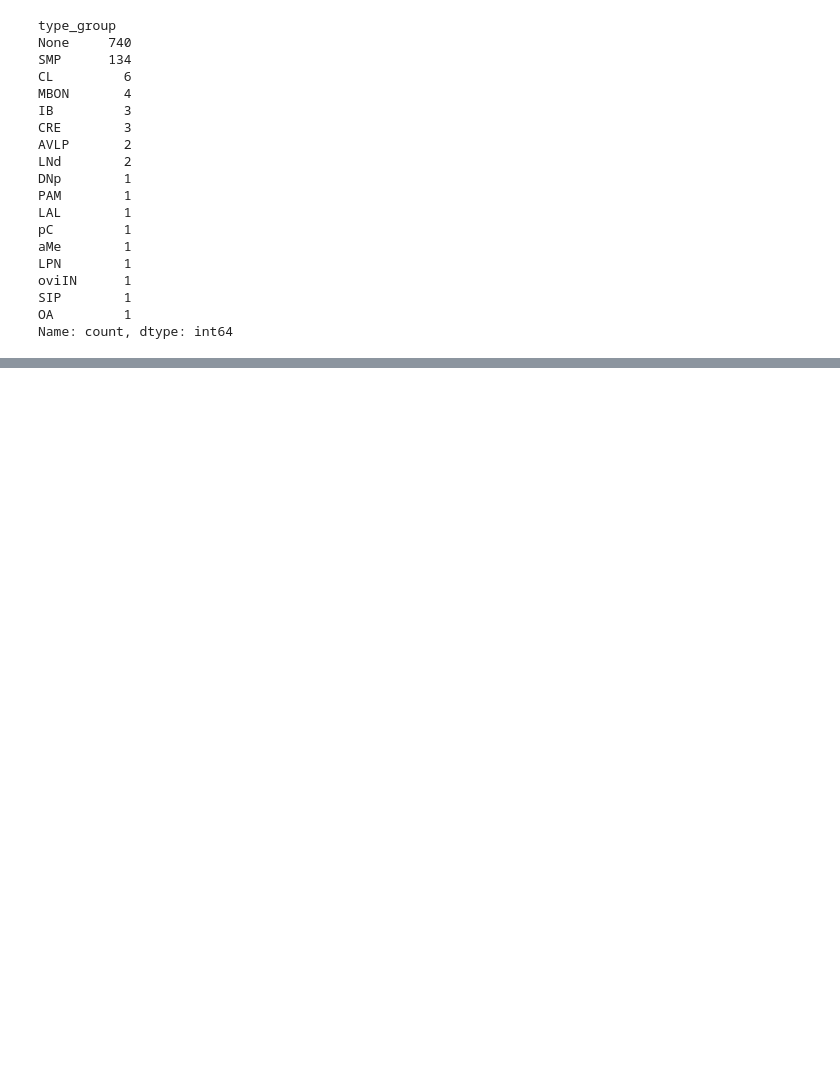
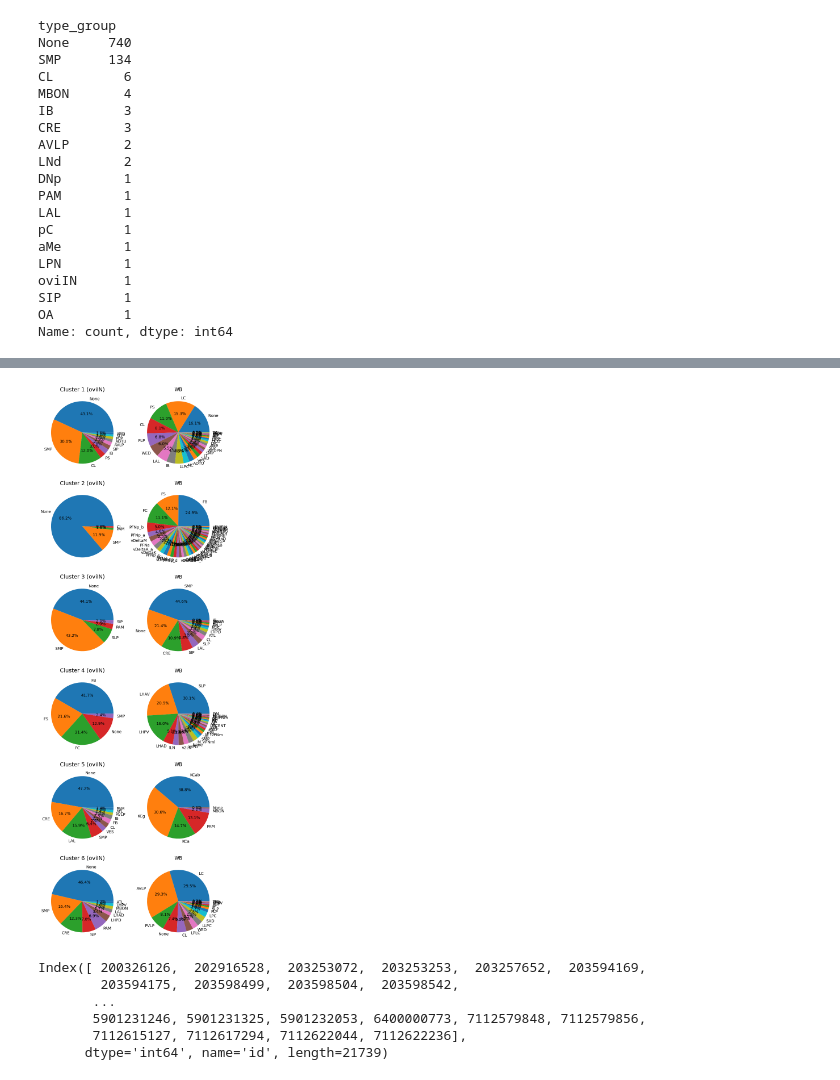
Before and after one commit to RhessaWL/flybrain-clustering, a Jupyter notebook: piechart_ovi.ipynb, the cells around one changed output, grey strips where cells are left out. Saved outputs shown, nothing was run; the diff lists cells and outputs as text; code cells hidden in the pictures; blank space fills up the shorter version.

```diff
--- a/piechart_ovi.ipynb
+++ b/piechart_ovi.ipynb
@@ -145,0 +148,13 @@ for i in cluster_list:
+# %%
+# Import files
+hemibrain_version = "v1.2"
+direct = "hemibrain/preprocessed-" + hemibrain_version
+filename = "preprocessed_nodes.csv"
+
+log_msg("Loading node dataframe")
+wb = pd.read_csv(os.path.join(direct, filename),index_col=0)
+log_msg("Adding 'type group'")
+wb['celltype'].fillna('None', inplace=True)
+wb["type_group"] = wb["celltype"].apply(simplify_type)
+log_msg("Done!")
+wb.head()
@@ -145,0 +173,35 @@ for i in cluster_list:
+# %%
+# Plots each cluster in a pie chart
+cluster_list = [1,2,3,4,5,6] # create cluster list
+mod_list = [full, wb]
+mod_list_string = ['Full', 'WB']
+
+def filter_data(cluster):
+    data = cluster['type_group'].value_counts()
+    #data = data[data.index != 'None']
+    data = data[data > 10]
+    return data
+def create_sideplot():
+    fig, ax = plt.subplots(6, 2, figsize=(8, 25))
+    for idx, k in enumerate(cluster_list):
+        for i, aspect in enumerate(mod_list):
+            cluster = aspect[aspect['0.0'] == k] # create cluster dataframe
+            # Filter data so that None is excluded and there is a cutoff of 3
+            data = filter_data(cluster)
+            # plot pie chart by value counts without none
+            ax[idx, i].pie(data, labels = data.index, autopct='%1.1f%%', radius=1)
+            ax[idx, i].set_title(mod_list_string[i])
+        ax[idx, 0].set_title(f'Cluster {k} ' + '(oviIN)', fontsize=14)
+
+create_sideplot()
+# %% [output]
+[figure, added]
+# %%
+wb.index
+# %% [output]
+Index([ 200326126,  202916528,  203253072,  203253253,  203257652,  203594169,
+        203594175,  203598499,  203598504,  203598542,
+       ...
+       5901231246, 5901231325, 5901232053, 6400000773, 7112579848, 7112579856,
+       7112615127, 7112617294, 7112622044, 7112622236],
+      dtype='int64', name='id', length=21739)
```
Also changed, not shown: parts of 10 cells of this notebook, 33 other files.
